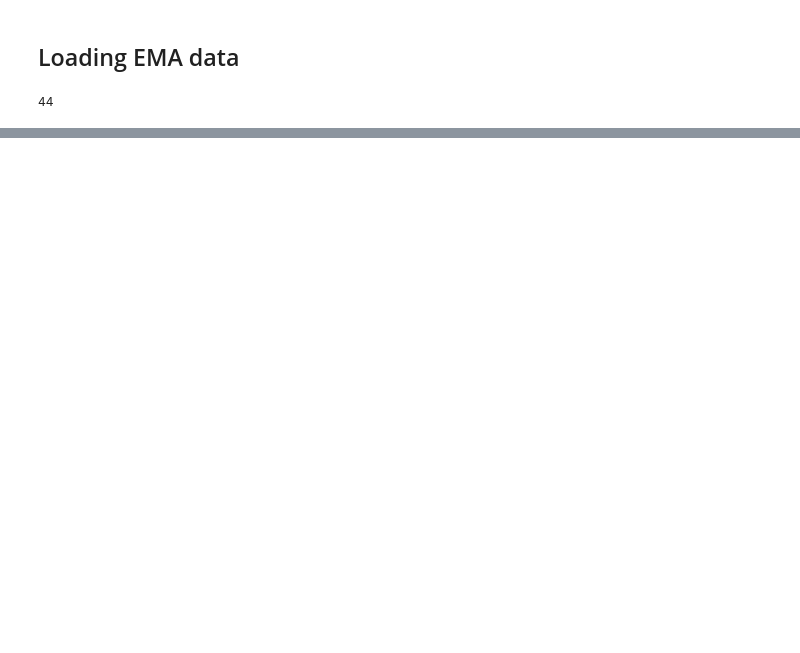
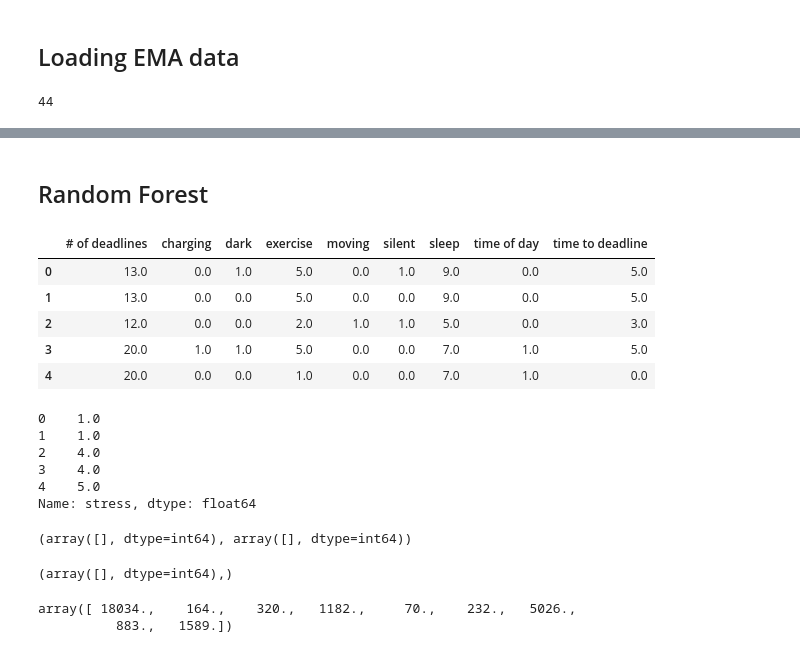
Before and after one commit to SLTTL/StudentLifeDS, a Jupyter notebook: dataload.ipynb, the cells around one changed output, grey strips where cells are left out. Cells and saved outputs as stored; diff of their text form; code cells hidden in the pictures; blank space fills up the shorter version.

Commit message:
training random forest

```diff
--- a/dataload.ipynb
+++ b/dataload.ipynb
@@ -53,7 +52,7 @@ path_sens = path + '/sensing'
 path_sens_activity = path_sens + '/activity'
 path_sens_dark = path_sens + '/dark'
 path_sens_charge = path_sens + '/phonecharge'
-path_sens_audio = path_sens + '/Audio'
+path_sens_audio = path_sens + '/audio'
 # %%
 '''
 Id's of interest are the ones that recorded:
@@ -436,0 +411,2 @@ for uid in uids:
+# %% [markdown]
+## Random Forest
@@ -436,0 +417,24 @@ for uid in uids:
+# %%
+cols = data_df.columns.values
+train_cols = [col for col in cols if (col != 'stress') and (col != 'uid')]
+
+train_df = data_df[:][train_cols]
+label_df = data_df[:]['stress']
+# %%
+train_df.head()
+# %% [output]
+|  | # of deadlines | charging | dark | exercise | moving | silent | sleep | time of day | time to deadline |
+| 0 | 13.0 | 0.0 | 1.0 | 5.0 | 0.0 | 1.0 | 9.0 | 0.0 | 5.0 |
+| 1 | 13.0 | 0.0 | 0.0 | 5.0 | 0.0 | 0.0 | 9.0 | 0.0 | 5.0 |
+| 2 | 12.0 | 0.0 | 0.0 | 2.0 | 1.0 | 1.0 | 5.0 | 0.0 | 3.0 |
+| 3 | 20.0 | 1.0 | 1.0 | 5.0 | 0.0 | 0.0 | 7.0 | 1.0 | 5.0 |
+| 4 | 20.0 | 0.0 | 0.0 | 1.0 | 0.0 | 0.0 | 7.0 | 1.0 | 0.0 |
+# %%
+label_df.head()
+# %% [output]
+0    1.0
+1    1.0
+2    4.0
+3    4.0
+4    5.0
+Name: stress, dtype: float64
@@ -436,0 +444,13 @@ for uid in uids:
+# %%
+np.where(np.isinf(train_data))
+# %% [output]
+(array([], dtype=int64), array([], dtype=int64))
+# %%
+np.where(np.isinf(label_data))
+# %% [output]
+(array([], dtype=int64),)
+# %%
+train_data.sum(0)
+# %% [output]
+array([ 18034.,    164.,    320.,   1182.,     70.,    232.,   5026.,
+          883.,   1589.])
```
Also changed, not shown: parts of 11 cells of this notebook.
